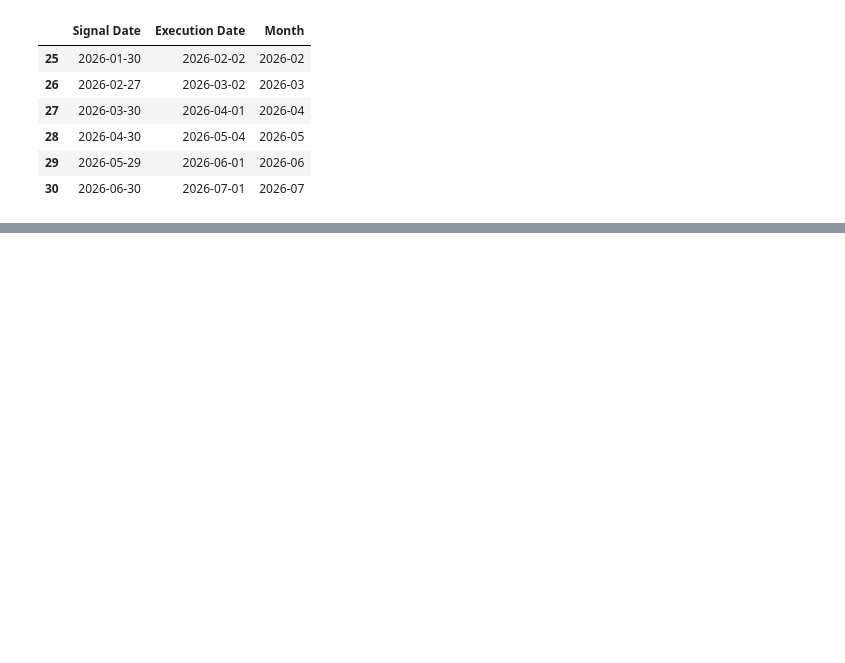
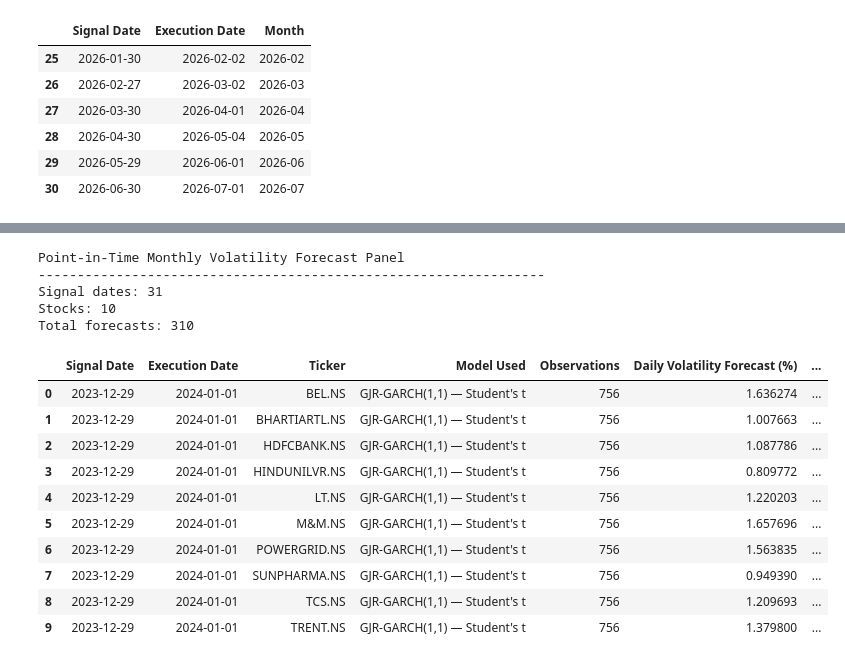
Before and after one commit to Rohil121/bharat-portfolio-lab, a Jupyter notebook: notebooks/04_forecasting_risk_models.ipynb, the cells around one changed output, grey strips where cells are left out. Saved outputs shown, nothing was run; the diff lists cells and outputs as text; code cells hidden in the pictures; blank space fills up the shorter version.

Commit message:
Generate point-in-time monthly volatility forecasts

```diff
--- a/notebooks/04_forecasting_risk_models.ipynb
+++ b/notebooks/04_forecasting_risk_models.ipynb
@@ -4000,0 +4101,61 @@ Latest execution date: 2026-07-01
+# %%
+# ---------------------------------------------------------
+# Point-in-time volatility forecast panel
+# ---------------------------------------------------------
+
+monthly_stock_volatility_forecasts = (
+    pd.DataFrame(
+        monthly_volatility_forecast_records
+    )
+    .sort_values(
+        [
+            "Signal Date",
+            "Ticker",
+        ]
+    )
+    .reset_index(drop=True)
+)
+
+print(
+    "\nPoint-in-Time Monthly Volatility Forecast Panel"
+)
+print("-" * 65)
+print(
+    "Signal dates:",
+    monthly_stock_volatility_forecasts[
+        "Signal Date"
+    ].nunique(),
+)
+print(
+    "Stocks:",
+    monthly_stock_volatility_forecasts[
+        "Ticker"
+    ].nunique(),
+)
+print(
+    "Total forecasts:",
+    len(
+        monthly_stock_volatility_forecasts
+    ),
+)
+
+display(
+    monthly_stock_volatility_forecasts.head(10)
+)
+# %% [output]
+Point-in-Time Monthly Volatility Forecast Panel
+-----------------------------------------------------------------
+Signal dates: 31
+Stocks: 10
+Total forecasts: 310
+|  | Signal Date | Execution Date | Ticker | Model Used | Observations | Daily Volatility Forecast (%) | ... |
+| 0 | 2023-12-29 | 2024-01-01 | BEL.NS | GJR-GARCH(1,1) — Student's t | 756 | 1.636274 | ... |
+| 1 | 2023-12-29 | 2024-01-01 | BHARTIARTL.NS | GJR-GARCH(1,1) — Student's t | 756 | 1.007663 | ... |
+| 2 | 2023-12-29 | 2024-01-01 | HDFCBANK.NS | GJR-GARCH(1,1) — Student's t | 756 | 1.087786 | ... |
+| 3 | 2023-12-29 | 2024-01-01 | HINDUNILVR.NS | GJR-GARCH(1,1) — Student's t | 756 | 0.809772 | ... |
+| 4 | 2023-12-29 | 2024-01-01 | LT.NS | GJR-GARCH(1,1) — Student's t | 756 | 1.220203 | ... |
+| 5 | 2023-12-29 | 2024-01-01 | M&M.NS | GJR-GARCH(1,1) — Student's t | 756 | 1.657696 | ... |
+| 6 | 2023-12-29 | 2024-01-01 | POWERGRID.NS | GJR-GARCH(1,1) — Student's t | 756 | 1.563835 | ... |
+| 7 | 2023-12-29 | 2024-01-01 | SUNPHARMA.NS | GJR-GARCH(1,1) — Student's t | 756 | 0.949390 | ... |
+| 8 | 2023-12-29 | 2024-01-01 | TCS.NS | GJR-GARCH(1,1) — Student's t | 756 | 1.209693 | ... |
+| 9 | 2023-12-29 | 2024-01-01 | TRENT.NS | GJR-GARCH(1,1) — Student's t | 756 | 1.379800 | ... |
```
Also changed, not shown: parts of 3 cells of this notebook.
